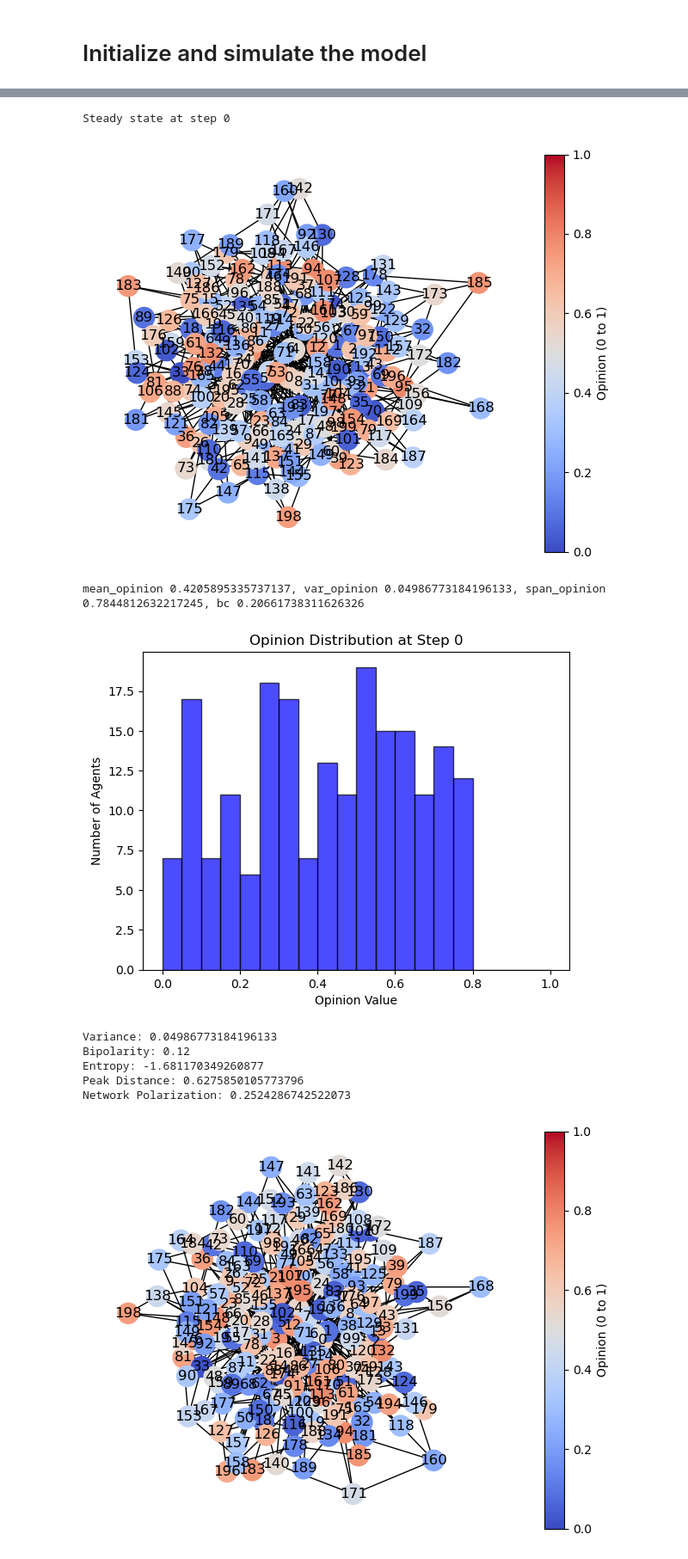
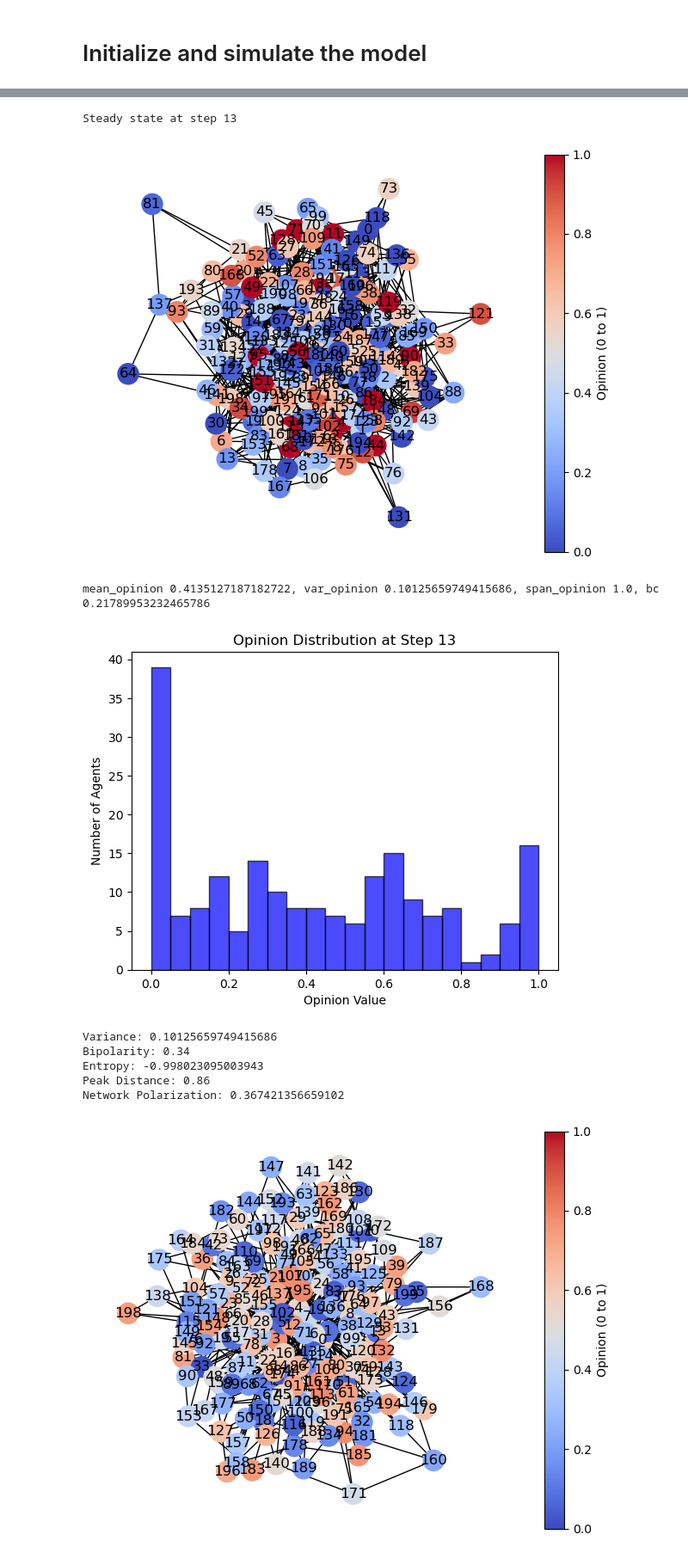
Before and after one commit to Batuffola/review_opinion-dynamics, a Jupyter notebook: update.ipynb, the cells around one changed output, grey strips where cells are left out. Shown at 86% size. Drawn from its saved outputs; the diff is of its cells as text; code cells hidden in the pictures.

Commit message:
rewiring function

```diff
--- a/update.ipynb
+++ b/update.ipynb
@@ -153,9 +180,10 @@ class Agent:
 # %%
 class Model:
-    def __init__(self, num_agents, connection_probability,beta,rho,alpha, repulsion= True):
+    def __init__(self, num_agents, connection_probability,beta,rho,alpha, repulsion= True, rewiring= False):
         self.environment = Environment()
         self.agents = []
         self.repulsion = repulsion
+        self.rewiring = rewiring
 
         # Create agents and add them to the graph
         for i in range(num_agents):
@@ -180,7 +208,7 @@ class Model:
 
         if self.repulsion:
             for agent in self.agents:#selected_agents:
-                agent.step(self.environment)
+                agent.step(self.environment, rewiring = self.rewiring)
         else:
             for agent in self.agents: #selected_agents:
-                agent.step_norepulsion(self.environment)
+                agent.step_norepulsion(self.environment, rewiring = self.rewiring)
@@ -199,6 +215,6 @@ class Model:
 # %%
 class Model:
-    def __init__(self, num_agents, beta, rho, alpha, network_type='random', repulsion=True, **kwargs):
+    def __init__(self, num_agents, beta, rho, alpha, network_type='random', repulsion=True, rewiring= False, **kwargs):
         """
         Initialize the model and its environment.
 
@@ -214,6 +230,7 @@ class Model:
         self.environment = Environment(num_agents, network_type, **kwargs)  # Pass network parameters
         self.agents = []
         self.repulsion = repulsion
+        self.rewiring = rewiring
 
         # Initialize agents and add them to the graph
         for i in range(num_agents):
@@ -235,10 +252,10 @@ class Model:
         if self.repulsion:
             #for agent in self.agents:#selected_agents:
             for agent in selected_agents:
-                agent.step(self.environment)
+                agent.step(self.environment, rewiring = self.rewiring)
         else:
             for agent in selected_agents:
-                agent.step_norepulsion(self.environment)
+                agent.step_norepulsion(self.environment, rewiring = self.rewiring)
 # %% [markdown]
 ## Visualization functions
 # %%
@@ -469,10 +486,11 @@ num_agents = 200
 connection_probability = 0.05
 random.seed(42)
 repulsion = True
+rewiring = True
 
-beta =  0.5 #coupling_strength
-rho = 0.5  #threshold of opiniondifferences
-alpha = 0.2  #controversity of the topic positiv definit
+beta =  2 #coupling_strength
+rho = 0.1  #threshold of opiniondifferences
+alpha = 1  #controversity of the topic positiv definit
 
 #for stoch block model
 sizes = [50, 50, 100] #sizes of the communities, comminity one 50 agents, community two 50 agents, community three 100 agents
@@ -481,7 +499,7 @@ p_matrix = [[0.3, 0.015, 0.01], #connection_probability from group 1 to group 1,
             [0.01, 0.005, 0.3]]                         #from group 3 to group 1, group 2 and group 3
 
 #model = Model(num_agents, beta, rho, alpha, network_type='random', repulsion=repulsion, connection_probability=0.05) #random network
-model = Model(num_agents, beta, rho, alpha, network_type='scale-free', repulsion=repulsion, m_edges_per_node=3) #scale-free network
+model = Model(num_agents, beta, rho, alpha, network_type='random', rewiring=rewiring, repulsion=repulsion, connection_probability=0.05) #random network
 #model = Model(num_agents, beta, rho, alpha, network_type='sbm', repulsion=repulsion, sizes=sizes, p_matrix=p_matrix)
 
 
@@ -525,12 +543,12 @@ print(f"Network Polarization: {network_polarization}")
-Steady state at step 0
+Steady state at step 13
-[figure, old version]
+[figure, new version]
-mean_opinion 0.4205895335737137, var_opinion 0.04986773184196133, span_opinion 0.7844812632217245, bc 0.20661738311626326
+mean_opinion 0.4135127187182722, var_opinion 0.10125659749415686, span_opinion 1.0, bc 0.21789953232465786
-[figure, old version]
+[figure, new version]
-Variance: 0.04986773184196133
-Bipolarity: 0.12
-Entropy: -1.681170349260877
-Peak Distance: 0.6275850105773796
-Network Polarization: 0.2524286742522073
+Variance: 0.10125659749415686
+Bipolarity: 0.34
+Entropy: -0.998023095003943
+Peak Distance: 0.86
+Network Polarization: 0.367421356659102
 # %%
 # Initialize the model
 num_agents = 200
```
Also changed, not shown: parts of 9 cells of this notebook.
